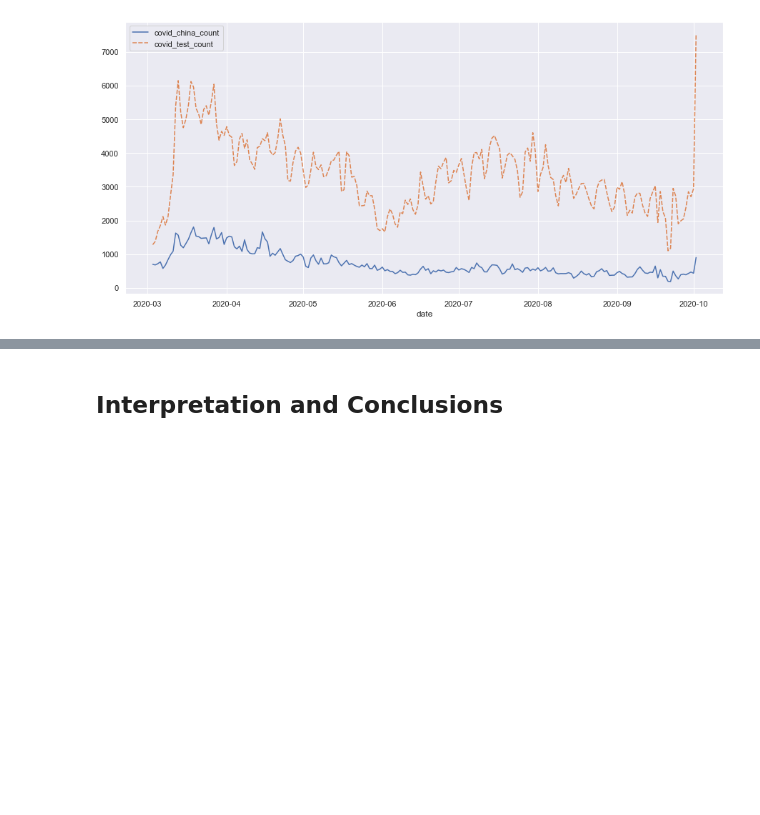
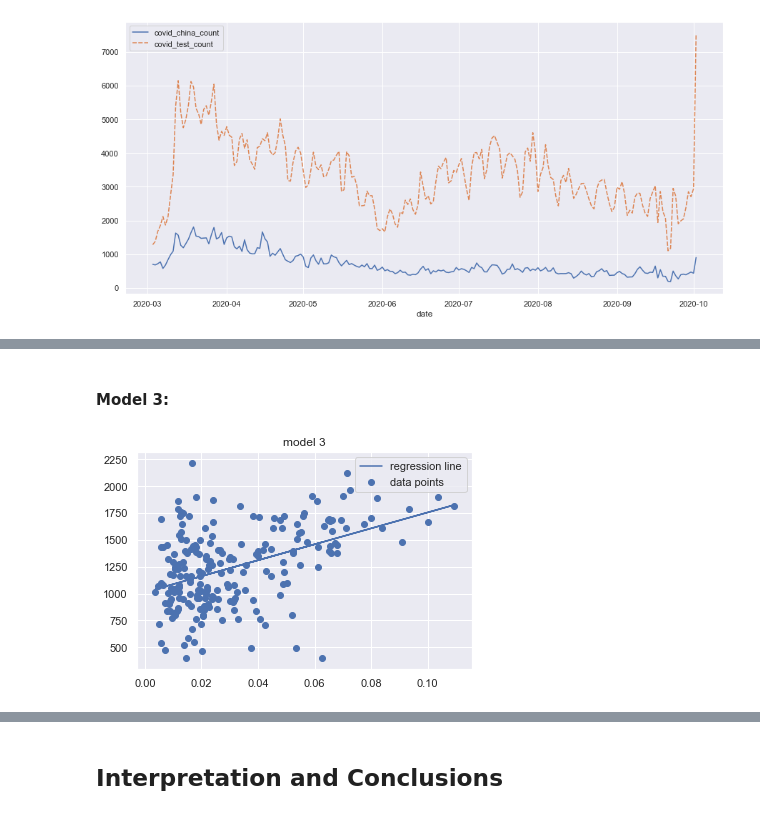
Before and after one commit to kaiyue95/INFO-2950-Final-Project, a Jupyter notebook: phase_4.ipynb, the cells around one changed output, grey strips where cells are left out. Drawn from its saved outputs; the diff is of its cells as text; code cells hidden in the pictures; blank space fills up the shorter version.

```diff
--- a/phase_4.ipynb
+++ b/phase_4.ipynb
@@ -468,0 +527,10 @@ This is several examples of the case where multiple keywords have no real semant
+# %% [markdown]
+#### Model 3:
+# %%
+plt.plot(death_increase_ratio, model3.predict(death_increase_ratio), label="regression line")
+plt.scatter(death_increase_ratio, keyword_freq, label="data points")
+plt.title("model 3")
+plt.legend()
+plt.show()
+# %% [output]
+[figure, added]
```
Also changed, not shown: parts of 42 cells of this notebook.
